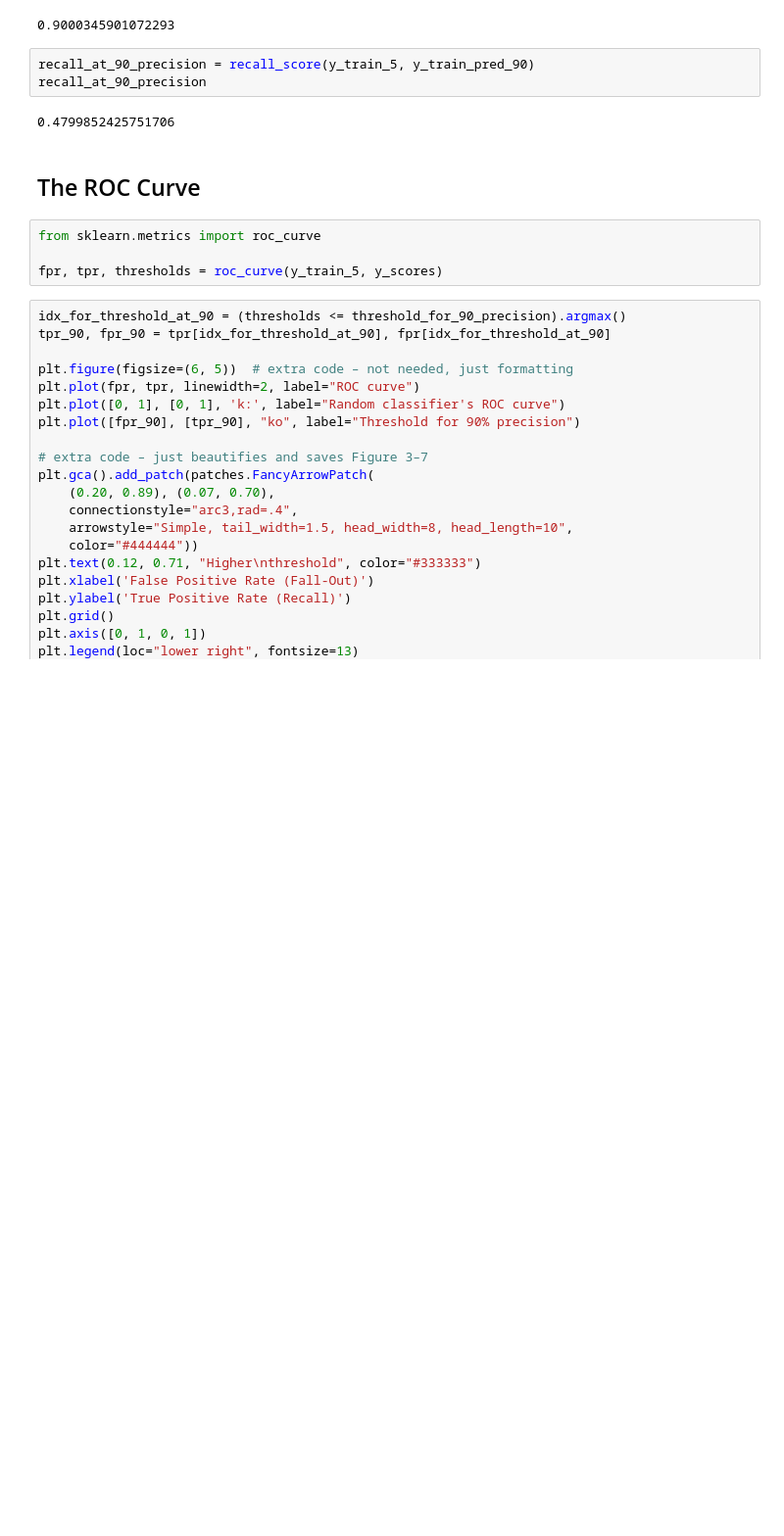
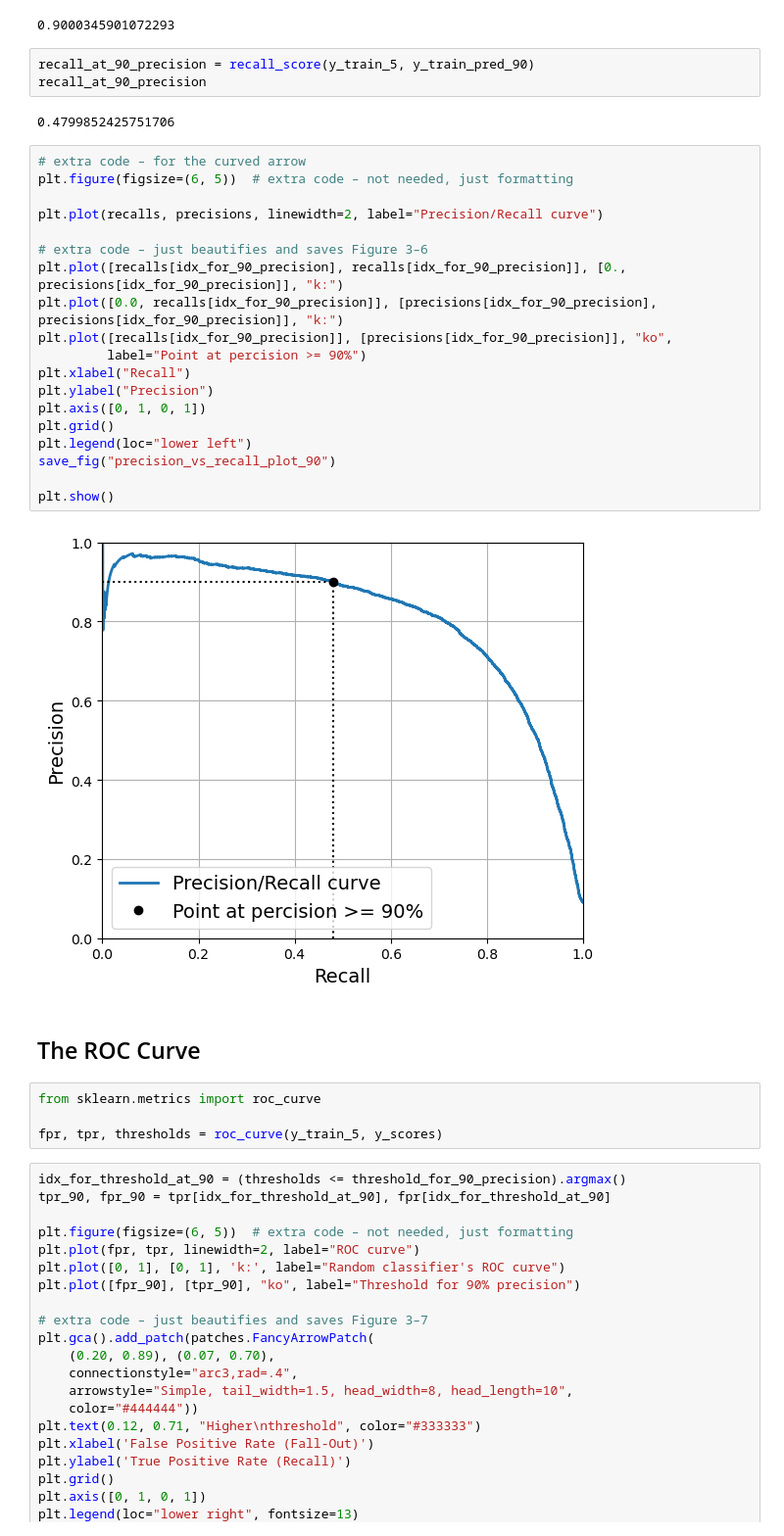
Before and after one commit to zhouchiji/handson-ml3, a Jupyter notebook: 03_classification.ipynb, the cells around one changed output. Shown at 98% size. Cells and saved outputs as stored; diff of their text form; blank space fills up the shorter version.

Commit message:
add select 90% curve

```diff
--- a/03_classification.ipynb
+++ b/03_classification.ipynb
@@ -443,6 +443,27 @@ recall_at_90_precision = recall_score(y_train_5, y_train_pred_90)
 recall_at_90_precision
 # %% [output]
 0.4799852425751706
+# %%
+# extra code – for the curved arrow
+plt.figure(figsize=(6, 5))  # extra code – not needed, just formatting
+
+plt.plot(recalls, precisions, linewidth=2, label="Precision/Recall curve")
+
+# extra code – just beautifies and saves Figure 3–6
+plt.plot([recalls[idx_for_90_precision], recalls[idx_for_90_precision]], [0., precisions[idx_for_90_precision]], "k:")
+plt.plot([0.0, recalls[idx_for_90_precision]], [precisions[idx_for_90_precision], precisions[idx_for_90_precision]], "k:")
+plt.plot([recalls[idx_for_90_precision]], [precisions[idx_for_90_precision]], "ko",
+         label="Point at percision >= 90%")
+plt.xlabel("Recall")
+plt.ylabel("Precision")
+plt.axis([0, 1, 0, 1])
+plt.grid()
+plt.legend(loc="lower left")
+save_fig("precision_vs_recall_plot_90")
+
+plt.show()
+# %% [output]
+[figure, added]
 # %% [markdown]
 ## The ROC Curve
 # %%
```
Also changed, not shown: parts of 2 cells of this notebook.
